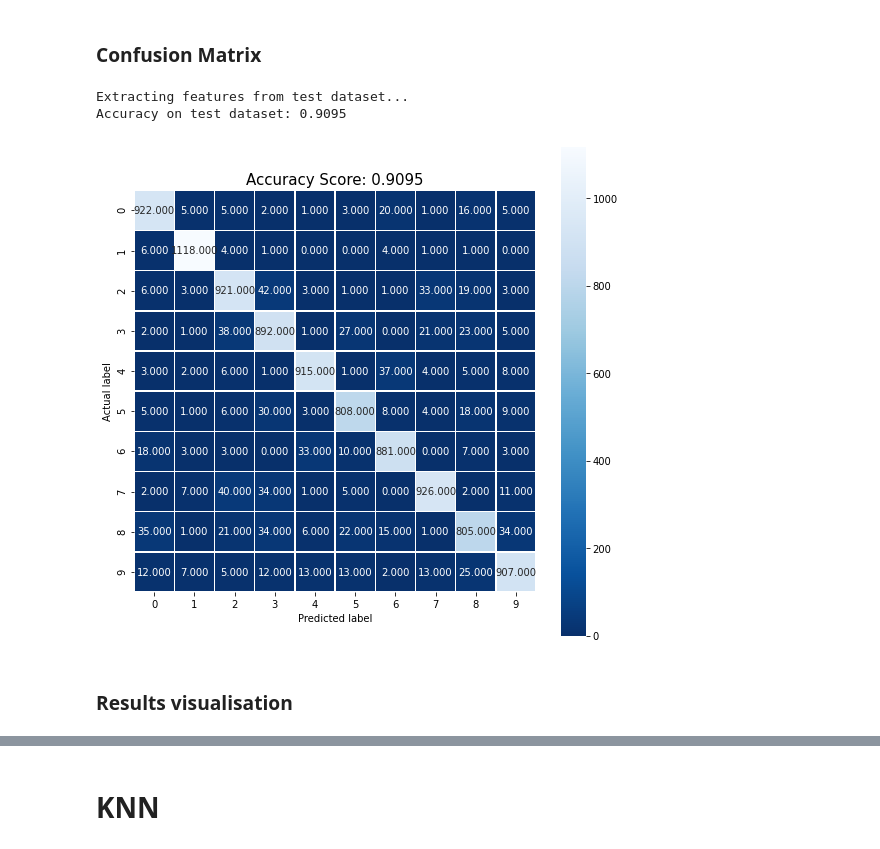
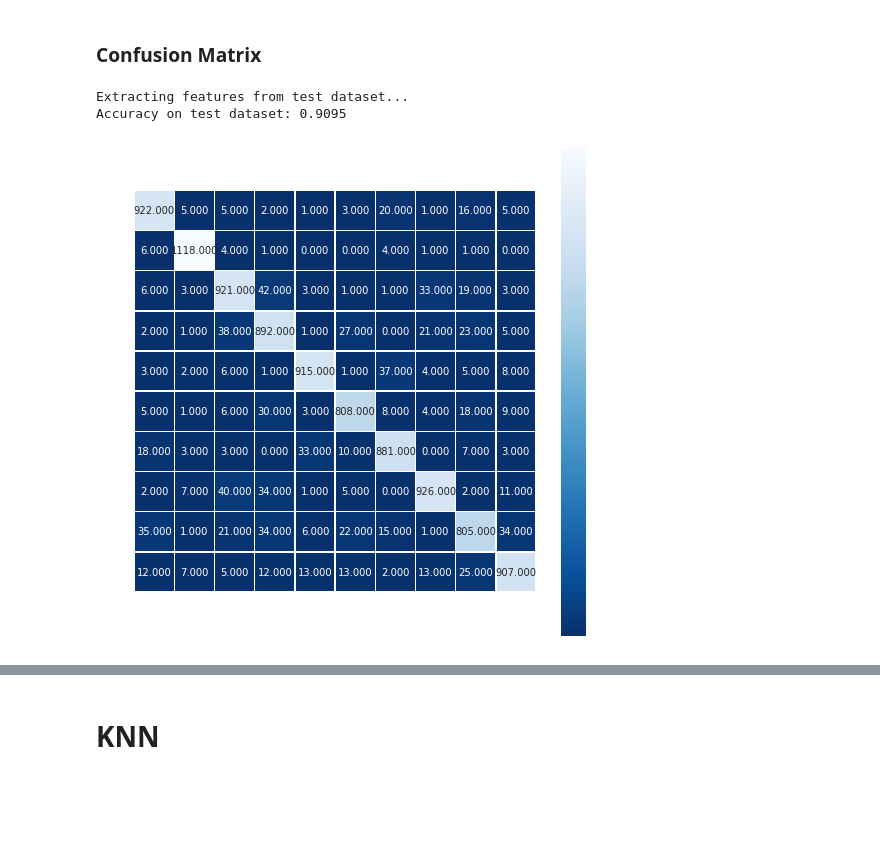
Before and after one commit to patricksabry1/42028-Deep-Learning, a Jupyter notebook: 42028_Assignment_1.ipynb, the cells around one changed output, grey strips where cells are left out. Drawn from its saved outputs; the diff is of its cells as text; code cells hidden in the pictures; blank space fills up the shorter version.

```diff
--- a/42028_Assignment_1.ipynb
+++ b/42028_Assignment_1.ipynb
@@ -74,7 +74,7 @@ cd /content/gdrive/My Drive/42028-DL-CNN-2020/assignment-1/
 # %% [markdown]
 ## Load the dataset and store into train/test split variables
 # %%
-def loadData(reshape=True):
+def loadData(reshape=True, net=False):
     X_train, y_train = load_mnist('/content/gdrive/My Drive/42028-DL-CNN-2020/assignment-1/', kind='train')
     X_test, y_test = load_mnist('/content/gdrive/My Drive/42028-DL-CNN-2020/assignment-1/', kind='t10k')
 
@@ -83,33 +83,27 @@ def loadData(reshape=True):
 
     X_norm = []
     X_test_norm =[]
-    if reshape == True:
+    if reshape == True and net == True:
         X_train = X_train.reshape(-1,28,28,1)
         X_test = X_test.reshape(-1,28,28,1)
         print("Train dataset after reshaping:{}".format(np.shape(X_train)))
         print("Test dataset after reshaping :{}".format(np.shape(X_test)))
-
-        # #convert to grayscale
-        # print("Converting train set to grayscale...")
-        # for img_index in tqdm(range(len(X_train))):
-        #     image = X_train[img_index]
-        #     gray = cv2.cvtColor(image, cv2.COLOR_BGR2GRAY)
-        #     X_norm.append(gray)
-
-        # print("Converting test set to grayscale...")
-        # for img_index in tqdm(range(len(X_test))):
-        #     test_image = X_train[img_index]
-        #     gray = cv2.cvtColor(test_image, cv2.COLOR_BGR2GRAY)
-        #     X_test_norm.append(gray)
-
+    elif reshape == True and net == False:
+        X_train = X_train.reshape(-1,28,28)
+        X_test = X_test.reshape(-1,28,28)
+        print("Train dataset after reshaping:{}".format(np.shape(X_train)))
+        print("Test dataset after reshaping :{}".format(np.shape(X_test)))
 
     return X_train, y_train, X_test, y_test
 # %% [markdown]
 ## Visualise sample digits
 # %%
-X_train, y_train, X_test, y_test = loadData()
+X_train, y_train, X_test, y_test = loadData(net=False)
 
 # view few images and print its corresponding label
+# initialize the label names for MNIST digits
+labelNames = ["0", "1", "2", "3", "4", "5", "6", "7", "8", "9", "10"]
+
 img_index = 10
 fig = plt.figure()
 ax1 = fig.add_subplot(2,2,1)
@@ -261,7 +258,7 @@ Accuracy on test dataset: 0.4567
 # %% [markdown]
 ## SVM fitted on HOG features
 # %%
-X_train, y_train, X_test, y_test = loadData()
+X_train, y_train, X_test, y_test = loadData(net=False)
 
 hog_train, hog_labels_train = getHOG(X_train, y_train)
 
@@ -283,39 +276,44 @@ Train set Accuracy: 0.99
 # %% [markdown]
 ### Confusion Matrix
 # %%
-# initialize the data matrix and labels
+# Initialize the data matrix and labels
 print("Extracting features from test dataset...")
 predict_test = []
 hog_labels_test = []
 hog_test=[]
-# loop over the training images
+
+# loop over the test images
 for img_ind in range(len(X_test)):
   # load the image, and extract HOG features
   img=X_test[img_ind]
   H = feature.hog(img, orientations=9, pixels_per_cell=(10, 10),
                   cells_per_block=(2, 2), transform_sqrt=True, block_norm="L2-Hys")
   pred = model.predict(H.reshape(1, -1))[0]
   # update the data and labels
   predict_test.append(pred)
   hog_test.append(H)
   hog_labels_test.append(y_test[img_ind])
 
 # Test set Accuracy
 accuracy = metrics.accuracy_score(y_test, predict_test)
 print("Accuracy on test dataset:",accuracy)
 
 # Plot the confusion matrix
 cm  = metrics.confusion_matrix(y_test, predict_test)
 
+COLOR = 'white'
+plt.rcParams['text.color'] = COLOR
+plt.rcParams['axes.labelcolor'] = COLOR
+plt.rcParams['xtick.color'] = COLOR
+plt.rcParams['ytick.color'] = COLOR
+
 plt.figure(figsize=(9,9))
 sns.heatmap(cm, annot=True, fmt=".3f", linewidths=.5, square = True, cmap = 'Blues_r');
 plt.ylabel('Actual label');
 plt.xlabel('Predicted label');
 all_sample_title = 'Accuracy Score: {0}'.format(accuracy)
 plt.title(all_sample_title, size = 15);
 # %% [output]
 Extracting features from test dataset...
 Accuracy on test dataset: 0.9095
-[figure, old version]
+[figure, new version]
-# %% [markdown]
-### Results visualisation
```
Also changed, not shown: parts of 15 cells of this notebook.
